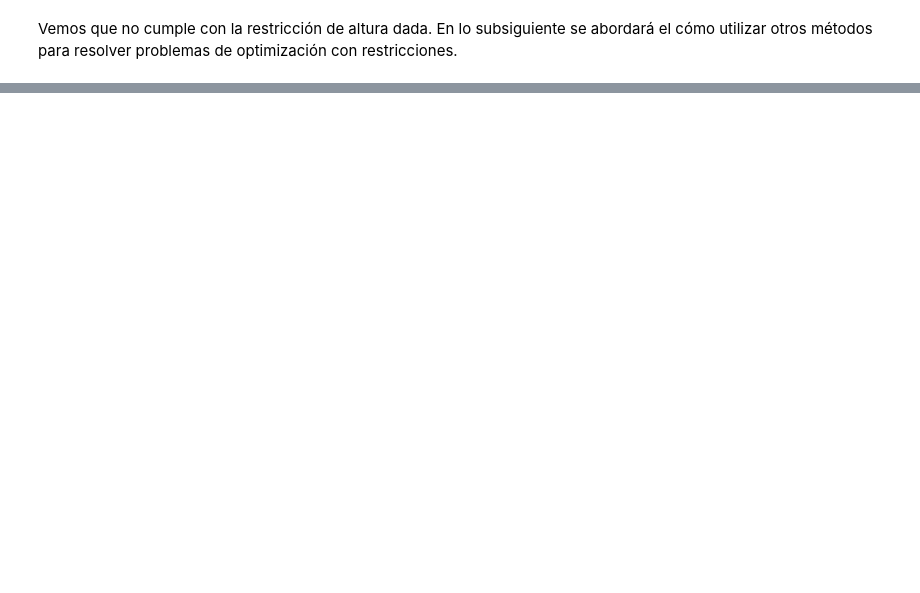
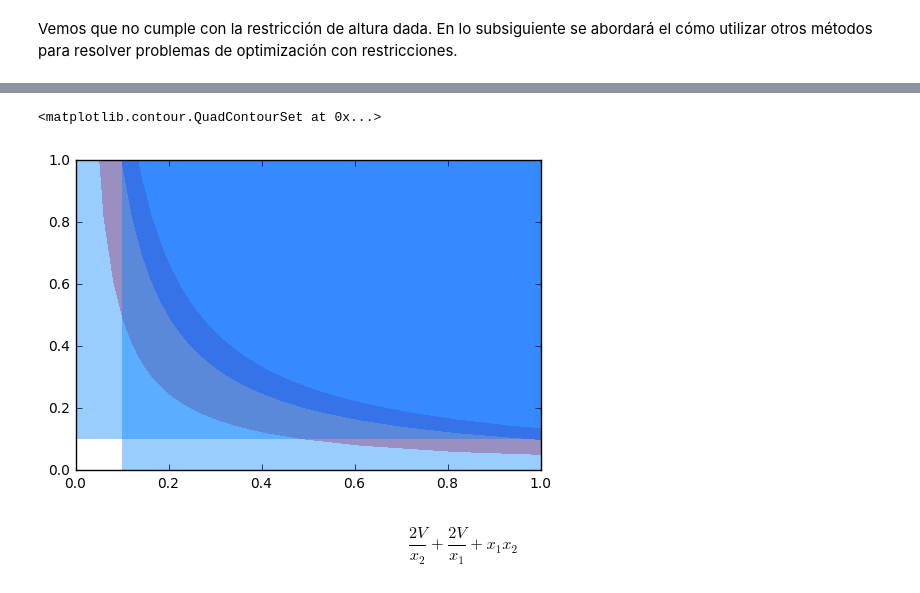
Before and after one commit to numython/numython.github.io, a Jupyter notebook: posts/resolviendo-problemas-de-optimizacion-con-python.ipynb, the cells around one changed output, grey strips where cells are left out. Drawn from its saved outputs; the diff is of its cells as text; code cells hidden in the pictures; blank space fills up the shorter version.

```diff
--- a/posts/resolviendo-problemas-de-optimizacion-con-python.ipynb
+++ b/posts/resolviendo-problemas-de-optimizacion-con-python.ipynb
@@ -153,0 +161,12 @@ plt.legend()
+# %%
+plt.contourf(x1, x2, g1, levels=[0,1], colors="r", alpha=0.4)
+plt.contourf(x1, x2, g2, levels=[-1,0], colors='b', alpha=0.4)
+plt.contourf(x1, x2, g3, levels=[0,1,2], linestyles='--', linewidths=2, alpha=0.4)
+plt.contourf(x1, x2, g4, levels=[0,1,2], linestyles='--', linewidths=2, alpha=0.4)
+# %% [output]
+<matplotlib.contour.QuadContourSet at 0x...>
+[figure, added]
+# %%
+A
+# %% [output]
+$$\frac{2 V}{x_{2}} + \frac{2 V}{x_{1}} + x_{1} x_{2}$$
```
Also changed, not shown: parts of 5 cells of this notebook, 32 other files.
